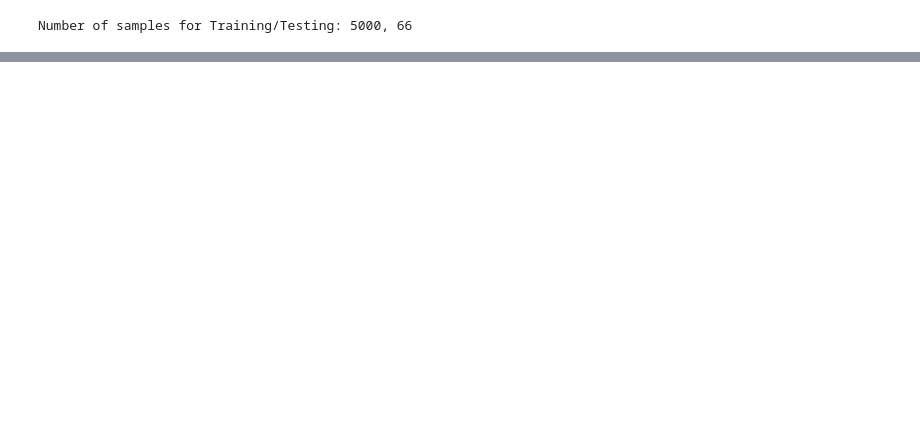
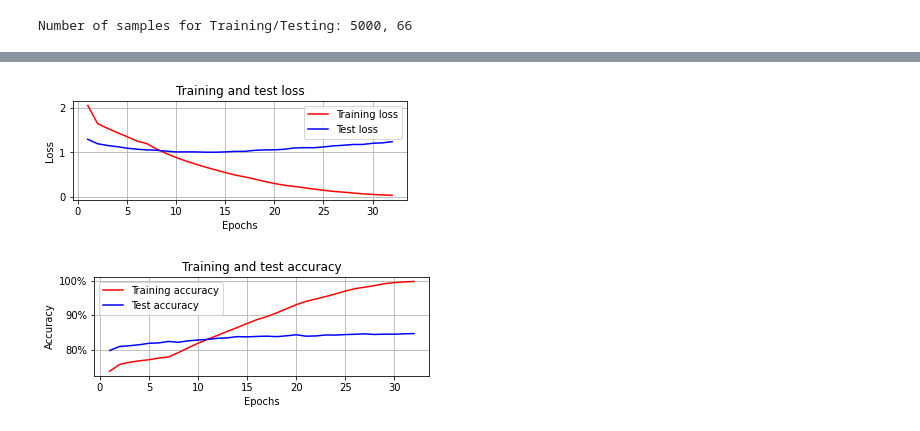
Before and after one commit to lilanpei/NMT, a Jupyter notebook: NMT_Bi_GRU_+_Attention_+_pre_trained_Fasttext_word_embedding_+_k_Beam_search_+_BLEU_score_Microblog.ipynb, the cells around one changed output, grey strips where cells are left out. Saved outputs shown, nothing was run; the diff lists cells and outputs as text; code cells hidden in the pictures; blank space fills up the shorter version.

```diff
--- a/NMT_Bi_GRU_+_Attention_+_pre_trained_Fasttext_word_embedding_+_k_Beam_search_+_BLEU_score_Microblog.ipynb
+++ b/NMT_Bi_GRU_+_Attention_+_pre_trained_Fasttext_word_embedding_+_k_Beam_search_+_BLEU_score_Microblog.ipynb
@@ -979,10 +943,10 @@ ________________________________________________________________________________
 # %%
 # Start training
 batch_size = 32
-epochs = 50
+epochs = 32
 history = model.fit_generator(generator = generate_batch(input_tensor, target_tensor, batch_size = batch_size),
                     steps_per_epoch = tr_samples//batch_size,
-                    epochs=epochs)#,
-                    # validation_data = generate_batch(input_tensor_ts, target_tensor_ts, batch_size = batch_size),
-                    # validation_steps = ts_samples//batch_size)
+                    epochs=epochs,
+                    validation_data = generate_batch(input_tensor_ts, target_tensor_ts, batch_size = batch_size),
+                    validation_steps = ts_samples//batch_size)
 # %% [output]
@@ -993,3 +970,36 @@ InvalidArgumentError: ignored
+# %%
+history_dict = history.history
+loss_values = history_dict['loss']
+val_loss_values = history_dict['val_loss']
+acc_values = history_dict['acc']
+val_acc_values = history_dict['val_acc']
+epochs = range(1, len(val_loss_values) + 1)
+import matplotlib.pyplot as plt
+%matplotlib inline
+
+plt.subplot(211)
+plt.plot(epochs, history.history['loss'], 'r', label='Training loss')
+plt.plot(epochs, val_loss_values, 'b', label='Test loss')
+plt.title('Training and test loss')
+plt.xlabel('Epochs')
+plt.ylabel('Loss')
+plt.legend()
+plt.grid('off')
+plt.show()
+
+plt.subplot(212)
+plt.plot(epochs, history.history['acc'], 'r', label='Training accuracy')
+plt.plot(epochs, val_acc_values, 'b', label='Test accuracy')
+plt.title('Training and test accuracy')
+plt.xlabel('Epochs')
+plt.ylabel('Accuracy')
+plt.gca().set_yticklabels(['{:.0f}%'.format(x*100) for x in plt.gca().get_yticks()])
+plt.legend()
+plt.grid('off')
+plt.show()
+# %% [output]
+[figure, added]
+[figure, added]
 # %%
 # Make predictions on the Test dataset
 ts_gen = generate_batch(input_tensor_ts, target_tensor_ts, batch_size = 1)
```
Also changed, not shown: parts of 25 cells of this notebook.
